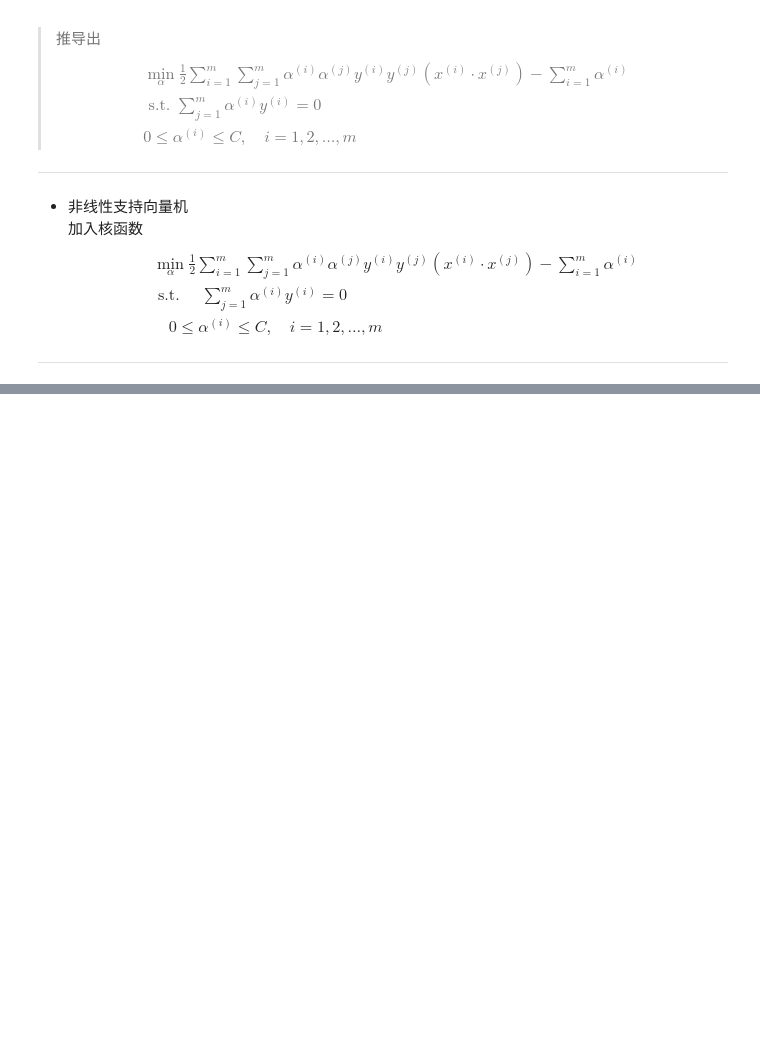
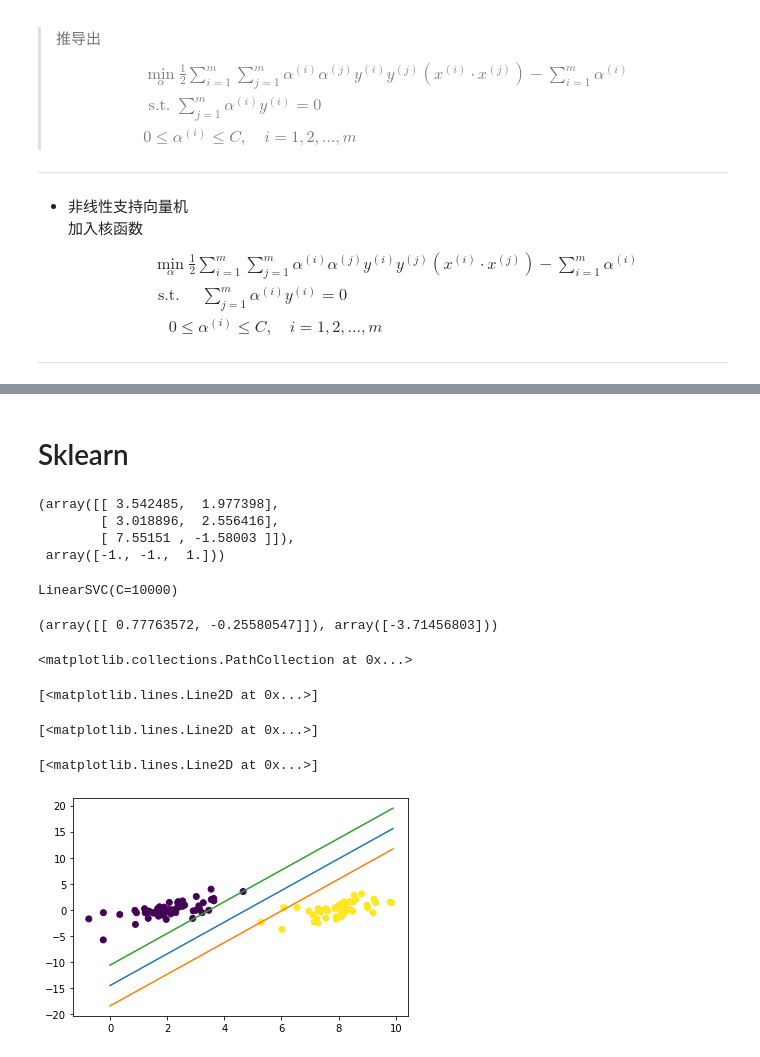
Before and after one commit to longfengpili/ML_algorithm_engineer_camp, a Jupyter notebook: 第六章、支持向量机.ipynb, the cells around one changed output, grey strips where cells are left out. Drawn from its saved outputs; the diff is of its cells as text; code cells hidden in the pictures; blank space fills up the shorter version.

Commit message:
[新增]sklearn svm

```diff
--- a/第六章、支持向量机.ipynb
+++ b/第六章、支持向量机.ipynb
@@ -246,3 +246,44 @@ $$
 ---
 # %% [markdown]
 ![](./img/6_18.png)
+# %% [markdown]
+# Sklearn
+# %%
+data = np.loadtxt('./data/6_1.txt')
+X, y = data[:, :2], data[:, 2]
+X[:3], y[:3]
+# %% [output]
+(array([[ 3.542485,  1.977398],
+        [ 3.018896,  2.556416],
+        [ 7.55151 , -1.58003 ]]),
+ array([-1., -1.,  1.]))
+# %%
+from sklearn.svm import LinearSVC
+model = LinearSVC(C=10000)
+model.fit(X, y)
+w = model.coef_
+b = model.intercept_
+w, b
+# %% [output]
+LinearSVC(C=10000)
+(array([[ 0.77763572, -0.25580547]]), array([-3.71456803]))
+# %%
+plt.scatter(X[:, 0], X[:, 1], c=y)
+
+# 画决策平面
+x0 = np.arange(0, 10, 0.1)
+x1 = (- w[0][0] * x0 - b) / w[0][1]
+plt.plot(x0, x1)
+
+# 画间隔平面
+pos1 = (1 - w[0][0] * x0 - b) / w[0][1]
+plt.plot(x0, pos1)
+
+pos2 = (-1 - w[0][0] * x0 - b) / w[0][1]
+plt.plot(x0, pos2)
+# %% [output]
+<matplotlib.collections.PathCollection at 0x...>
+[<matplotlib.lines.Line2D at 0x...>]
+[<matplotlib.lines.Line2D at 0x...>]
+[<matplotlib.lines.Line2D at 0x...>]
+[figure, added]
```
